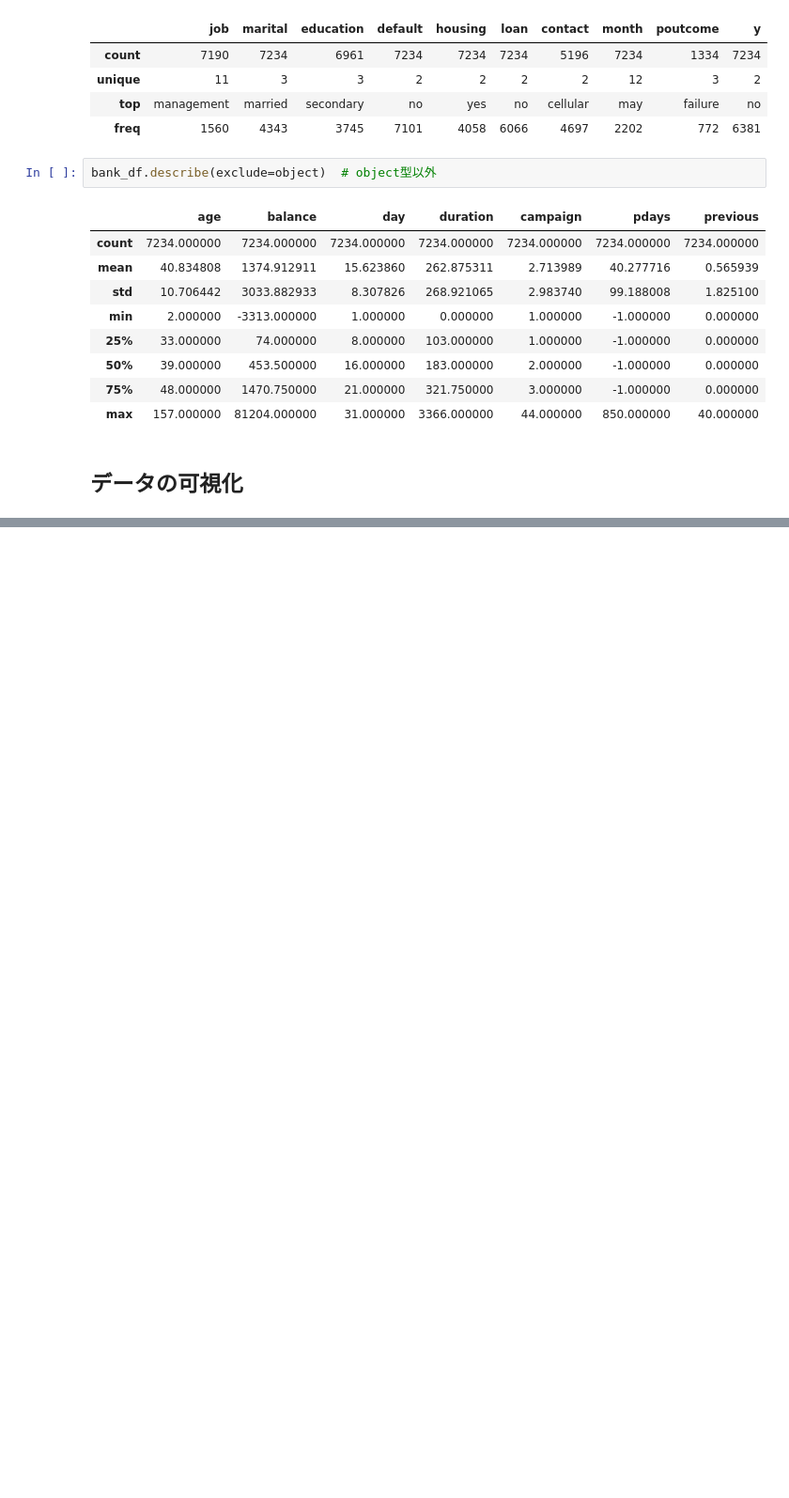
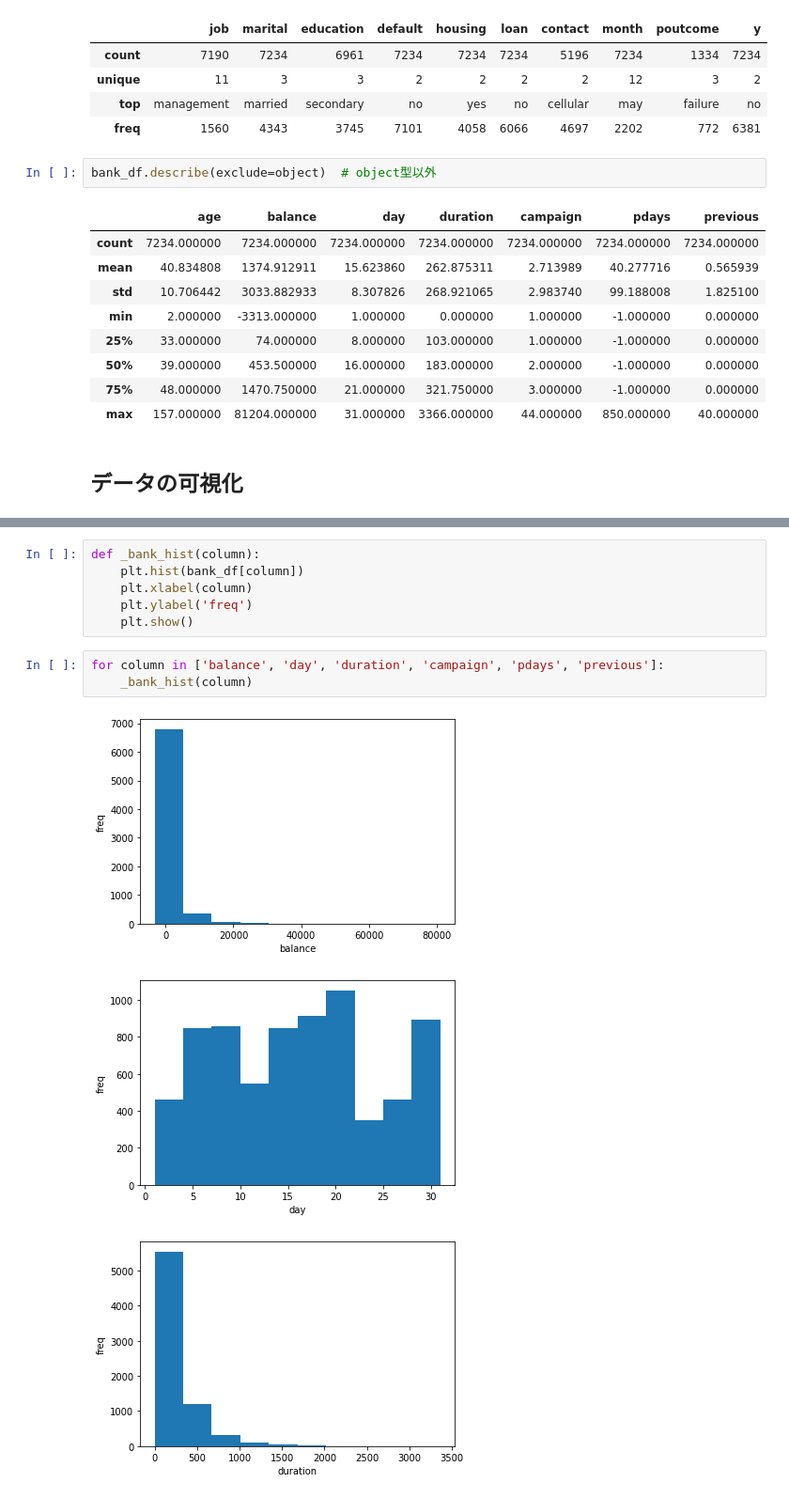
Before and after one commit to itkr/my-crisp-dm-tutorial, a Jupyter notebook: chap3.ipynb, the cells around one changed output, grey strips where cells are left out. Shown at 94% size. Drawn from its saved outputs; the diff is of its cells as text; blank space fills up the shorter version.

```diff
--- a/chap3.ipynb
+++ b/chap3.ipynb
@@ -207 +208,14 @@ plt.show()
 [figure]
+# %%
+def _bank_hist(column):
+    plt.hist(bank_df[column])
+    plt.xlabel(column)
+    plt.ylabel('freq')
+    plt.show()
+# %%
+for column in ['balance', 'day', 'duration', 'campaign', 'pdays', 'previous']:
+    _bank_hist(column)
+# %% [output]
+[figure, added]
+[figure, added]
+[figure, added]
```
Also changed, not shown: parts of 21 cells of this notebook, 1 other file.
